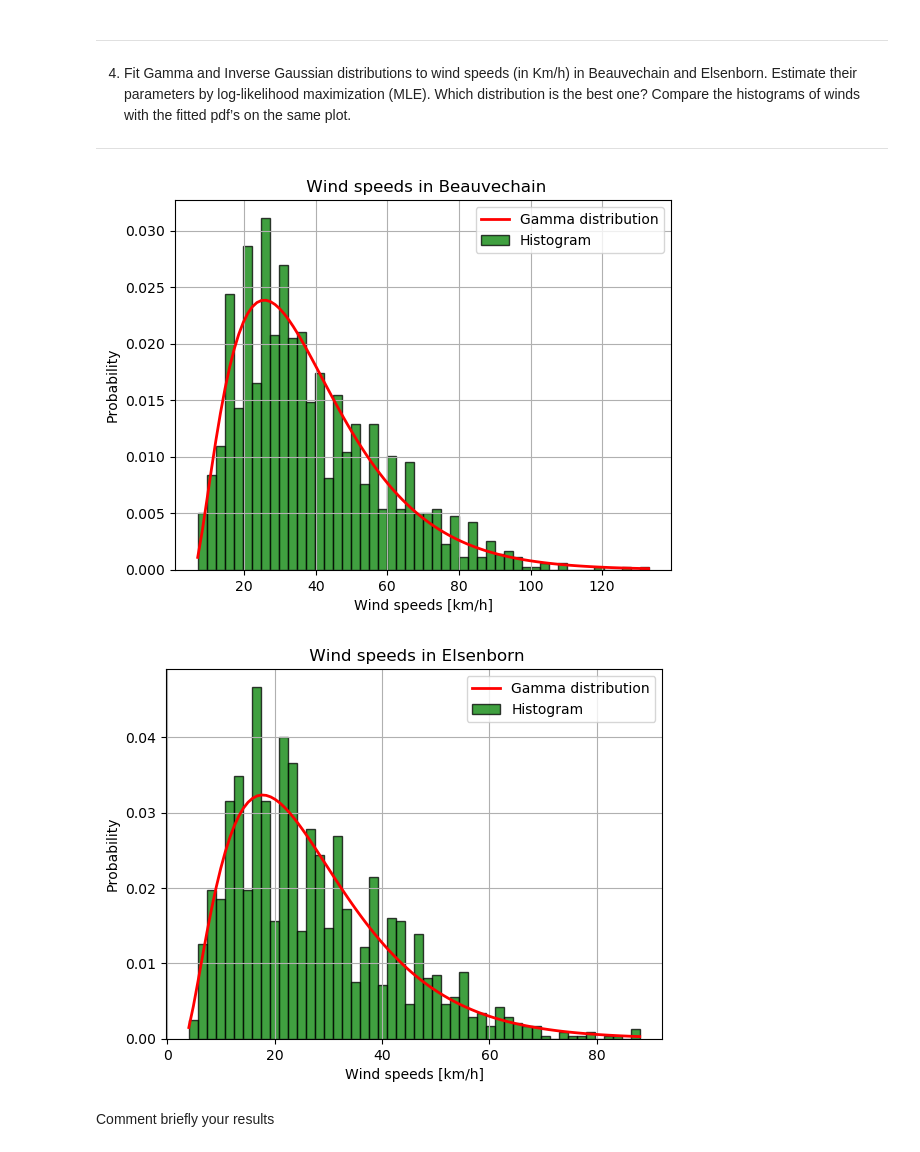
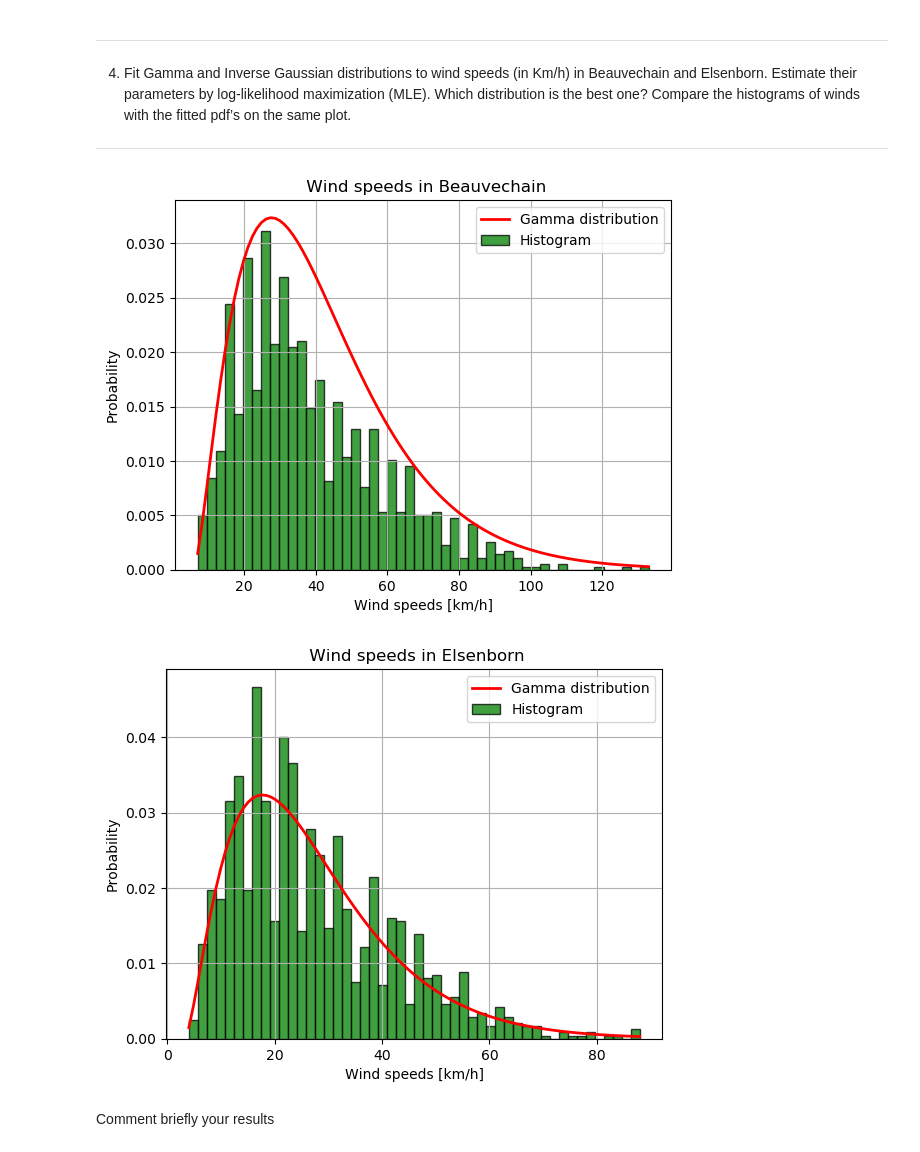
Before and after one commit to Albanedns/Hackathon, a Jupyter notebook: hackathon 1/code/hackathon.ipynb, the cells around one changed output. Drawn from its saved outputs; the diff is of its cells as text; code cells hidden in the pictures.

```diff
--- a/hackathon 1/code/hackathon.ipynb
+++ b/hackathon 1/code/hackathon.ipynb
@@ -202,36 +220,37 @@ import scipy.stats as sc
 
 a, loc, scale  = sc.gamma.fit(data=data_B_FG)
 
 
 #histogram de beauvechain
 plt.hist(data_B_FG, 50, density=1,facecolor='g', alpha=0.75, edgecolor= 'black')
 plt.xlabel('Wind speeds [km/h]')
 plt.ylabel('Probability')
 plt.title(' Wind speeds in Beauvechain')
 #pdf de beauvechain
 x  = np.linspace(min(data_B_FG),max(data_B_FG),100)
-fx = sc.gamma.pdf(x, a = a, scale= scale, loc =loc )
+fxgaB = sc.gamma.pdf(x, a = a, scale= scale, loc =loc )
 plt.plot(x,fx,'r',lw=2)
+
 plt.grid(True)
 plt.legend(['Gamma distribution','Histogram'])
 plt.show()
 
 a, loc, scale  = sc.gamma.fit(data=data_E_FG)
 
 #histogram de Elsenborn
 plt.hist(data_E_FG, 50, density=1,facecolor='g', alpha=0.75, edgecolor= 'black')
 plt.xlabel('Wind speeds [km/h]')
 plt.ylabel('Probability')
 plt.title(' Wind speeds in Elsenborn')
 #pdf de Elsenborn
 x  = np.linspace(min(data_E_FG),max(data_E_FG),100)
-fx = sc.gamma.pdf(x, a = a, scale= scale, loc = loc)
+fxgaE = sc.gamma.pdf(x, a = a, scale= scale, loc = loc)
 plt.plot(x,fx,'r',lw=2)
 plt.grid(True)
 plt.legend(['Gamma distribution','Histogram'])
 plt.show()
 # %% [output]
-[figure, old version]
+[figure, new version]
 [figure]
 # %% [markdown]
 Comment briefly your results
```
Also changed, not shown: parts of 7 cells of this notebook.
